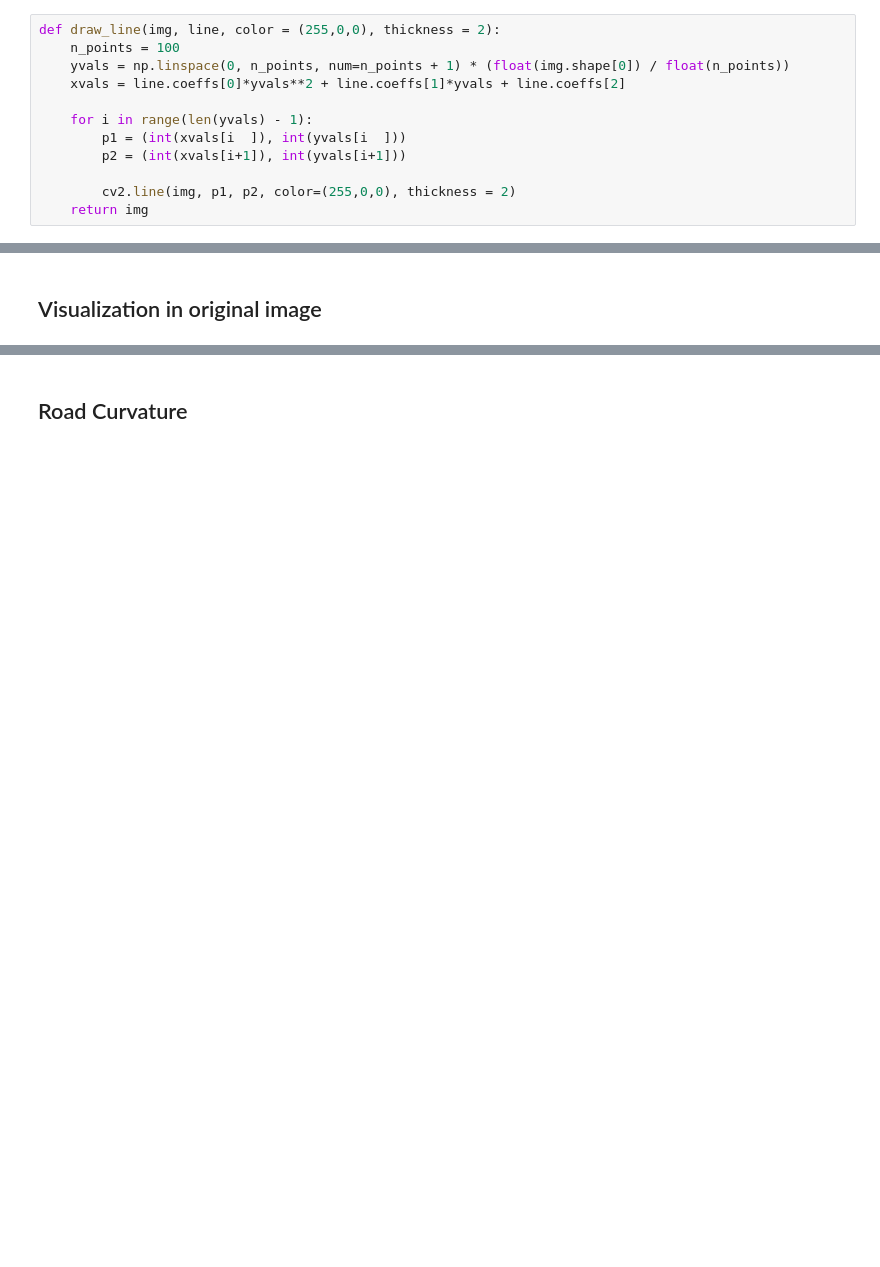
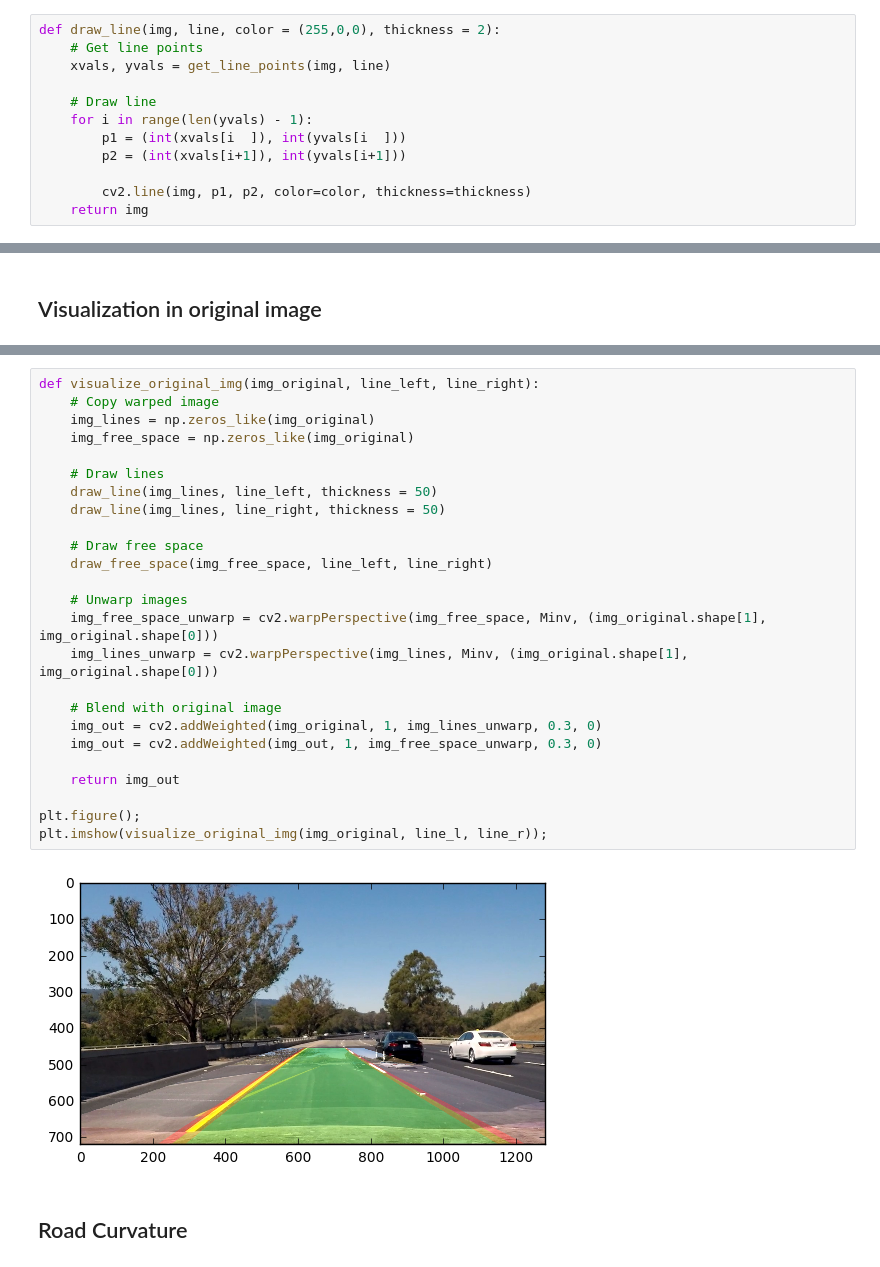
Before and after one commit to carlosgalvezp/Udacity-Self-Driving-Car-Nanodegree, a Jupyter notebook: term1/projects/p4-advanced-lane-finding/p4-advanced-lane-finding.ipynb, the cells around one changed output, grey strips where cells are left out. Cells and saved outputs as stored; diff of their text form; blank space fills up the shorter version.

```diff
--- a/term1/projects/p4-advanced-lane-finding/p4-advanced-lane-finding.ipynb
+++ b/term1/projects/p4-advanced-lane-finding/p4-advanced-lane-finding.ipynb
@@ -368,14 +376,14 @@ def get_line_pixels(img_masked, x0):
 # %%
 def draw_line(img, line, color = (255,0,0), thickness = 2):
-    n_points = 100
-    yvals = np.linspace(0, n_points, num=n_points + 1) * (float(img.shape[0]) / float(n_points))
-    xvals = line.coeffs[0]*yvals**2 + line.coeffs[1]*yvals + line.coeffs[2]
+    # Get line points
+    xvals, yvals = get_line_points(img, line)
 
+    # Draw line
     for i in range(len(yvals) - 1):
         p1 = (int(xvals[i  ]), int(yvals[i  ]))
         p2 = (int(xvals[i+1]), int(yvals[i+1]))
 
-        cv2.line(img, p1, p2, color=(255,0,0), thickness = 2)
+        cv2.line(img, p1, p2, color=color, thickness=thickness)
     return img
 # %%
 def line_test(img, x0):
@@ -409,3 +446,30 @@ line_test(img_mask, 951)
+# %%
+def visualize_original_img(img_original, line_left, line_right):
+    # Copy warped image
+    img_lines = np.zeros_like(img_original)
+    img_free_space = np.zeros_like(img_original)
+
+    # Draw lines
+    draw_line(img_lines, line_left, thickness = 50)
+    draw_line(img_lines, line_right, thickness = 50)
+
+    # Draw free space
+    draw_free_space(img_free_space, line_left, line_right)
+
+    # Unwarp images
+    img_free_space_unwarp = cv2.warpPerspective(img_free_space, Minv, (img_original.shape[1], img_original.shape[0]))
+    img_lines_unwarp = cv2.warpPerspective(img_lines, Minv, (img_original.shape[1], img_original.shape[0]))
+
+    # Blend with original image
+    img_out = cv2.addWeighted(img_original, 1, img_lines_unwarp, 0.3, 0)
+    img_out = cv2.addWeighted(img_out, 1, img_free_space_unwarp, 0.3, 0)
+
+    return img_out
+
+plt.figure();
+plt.imshow(visualize_original_img(img_original, line_l, line_r));
+# %% [output]
+[figure, added]
 # %% [markdown]
 ## Road Curvature
 # %% [markdown]
```
Also changed, not shown: parts of 4 cells of this notebook.
